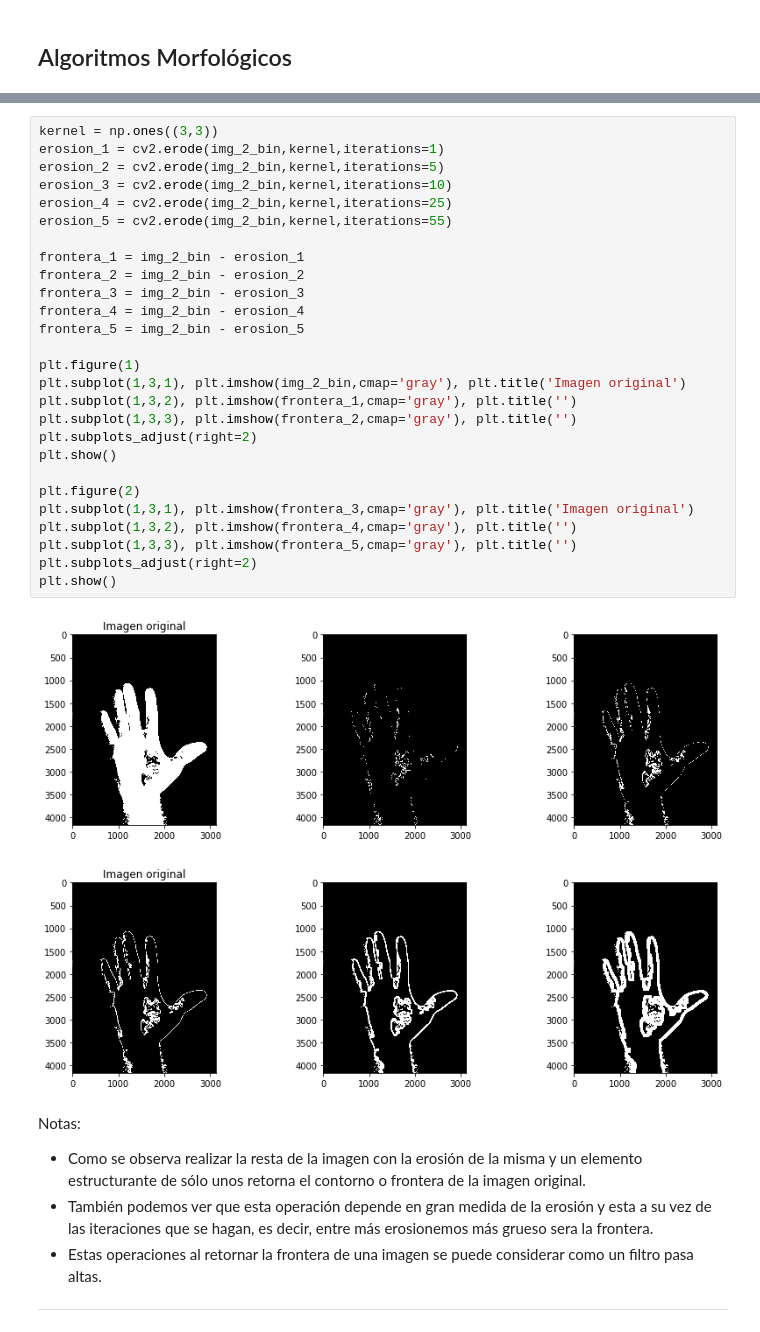
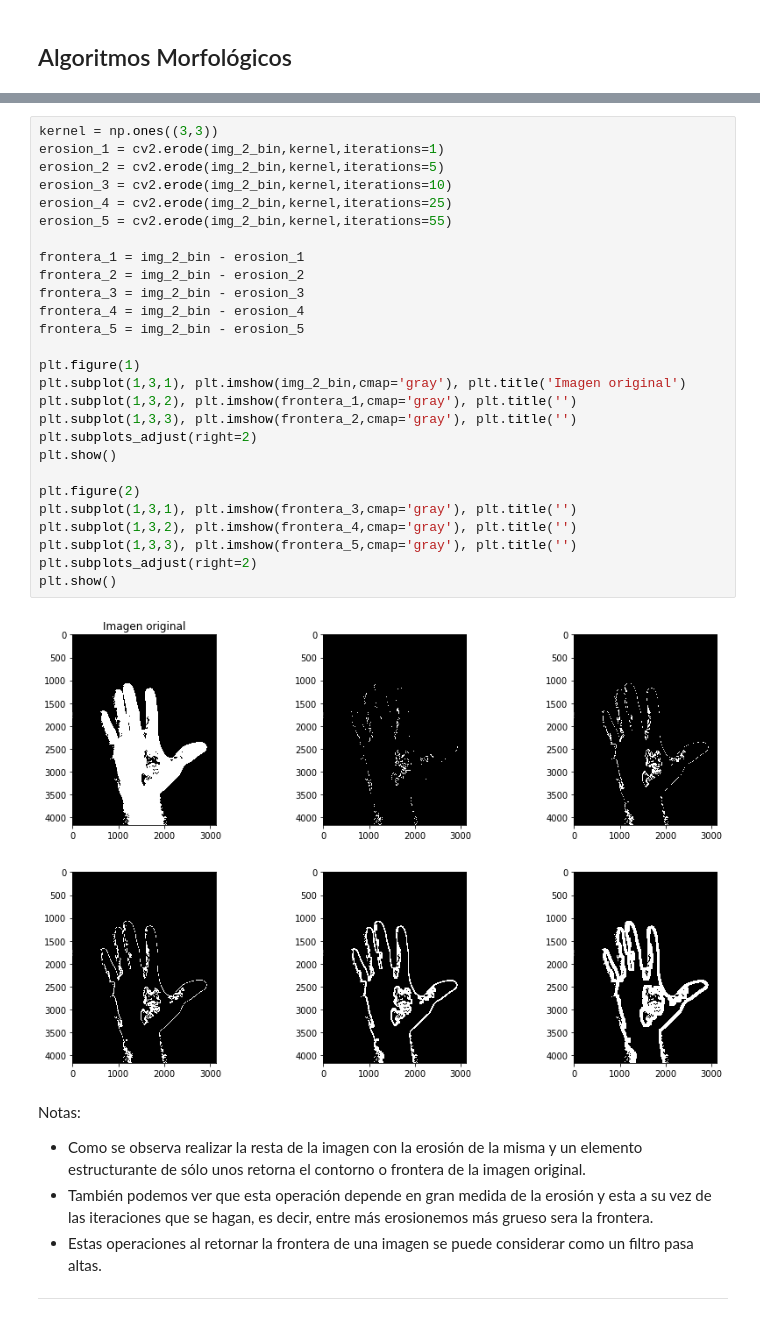
Before and after one commit to LeonardoMercado/TecIA, a Jupyter notebook: compartida de talleres/03 Taller 3 Operaciones Morfológicas/Taller 3 operaciones Morfológicas.ipynb, the cells around one changed output, grey strips where cells are left out. Drawn from its saved outputs; the diff is of its cells as text.

```diff
--- a/compartida de talleres/03 Taller 3 Operaciones Morfológicas/Taller 3 operaciones Morfológicas.ipynb
+++ b/compartida de talleres/03 Taller 3 Operaciones Morfológicas/Taller 3 operaciones Morfológicas.ipynb
@@ -605,33 +604,33 @@ Es decir, se hará la eroción de la imagen con un elemento estructurante de 3x3
 # %%
 kernel = np.ones((3,3))
 erosion_1 = cv2.erode(img_2_bin,kernel,iterations=1)
 erosion_2 = cv2.erode(img_2_bin,kernel,iterations=5)
 erosion_3 = cv2.erode(img_2_bin,kernel,iterations=10)
 erosion_4 = cv2.erode(img_2_bin,kernel,iterations=25)
 erosion_5 = cv2.erode(img_2_bin,kernel,iterations=55)
 
 frontera_1 = img_2_bin - erosion_1
 frontera_2 = img_2_bin - erosion_2
 frontera_3 = img_2_bin - erosion_3
 frontera_4 = img_2_bin - erosion_4
 frontera_5 = img_2_bin - erosion_5
 
 plt.figure(1)
 plt.subplot(1,3,1), plt.imshow(img_2_bin,cmap='gray'), plt.title('Imagen original')
 plt.subplot(1,3,2), plt.imshow(frontera_1,cmap='gray'), plt.title('')
 plt.subplot(1,3,3), plt.imshow(frontera_2,cmap='gray'), plt.title('')
 plt.subplots_adjust(right=2)
 plt.show()
 
 plt.figure(2)
-plt.subplot(1,3,1), plt.imshow(frontera_3,cmap='gray'), plt.title('Imagen original')
+plt.subplot(1,3,1), plt.imshow(frontera_3,cmap='gray'), plt.title('')
 plt.subplot(1,3,2), plt.imshow(frontera_4,cmap='gray'), plt.title('')
 plt.subplot(1,3,3), plt.imshow(frontera_5,cmap='gray'), plt.title('')
 plt.subplots_adjust(right=2)
 plt.show()
 # %% [output]
 [figure]
-[figure, old version]
+[figure, new version]
 # %% [markdown]
 Notas:
 - Como se observa realizar la resta de la imagen con la erosión de la misma y un elemento estructurante de sólo unos retorna el contorno o frontera de la imagen original.
```
Also changed, not shown: parts of 25 cells of this notebook, 10 other files.
